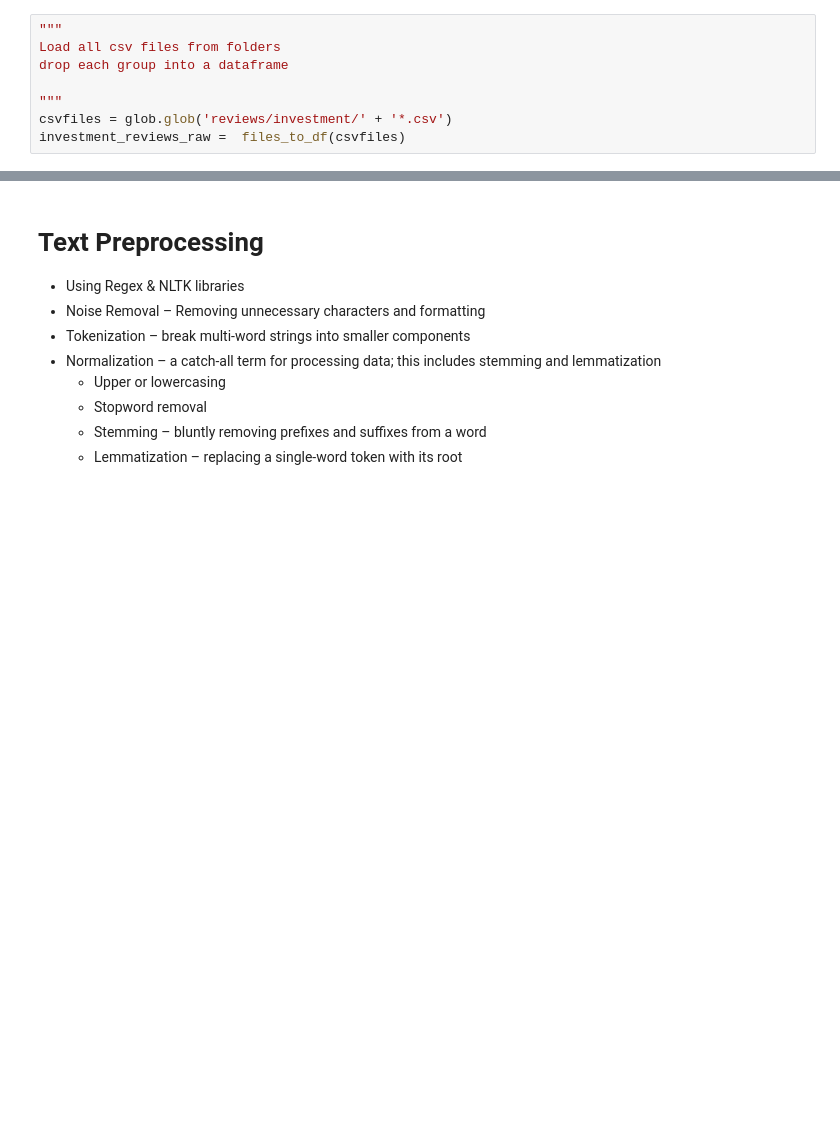
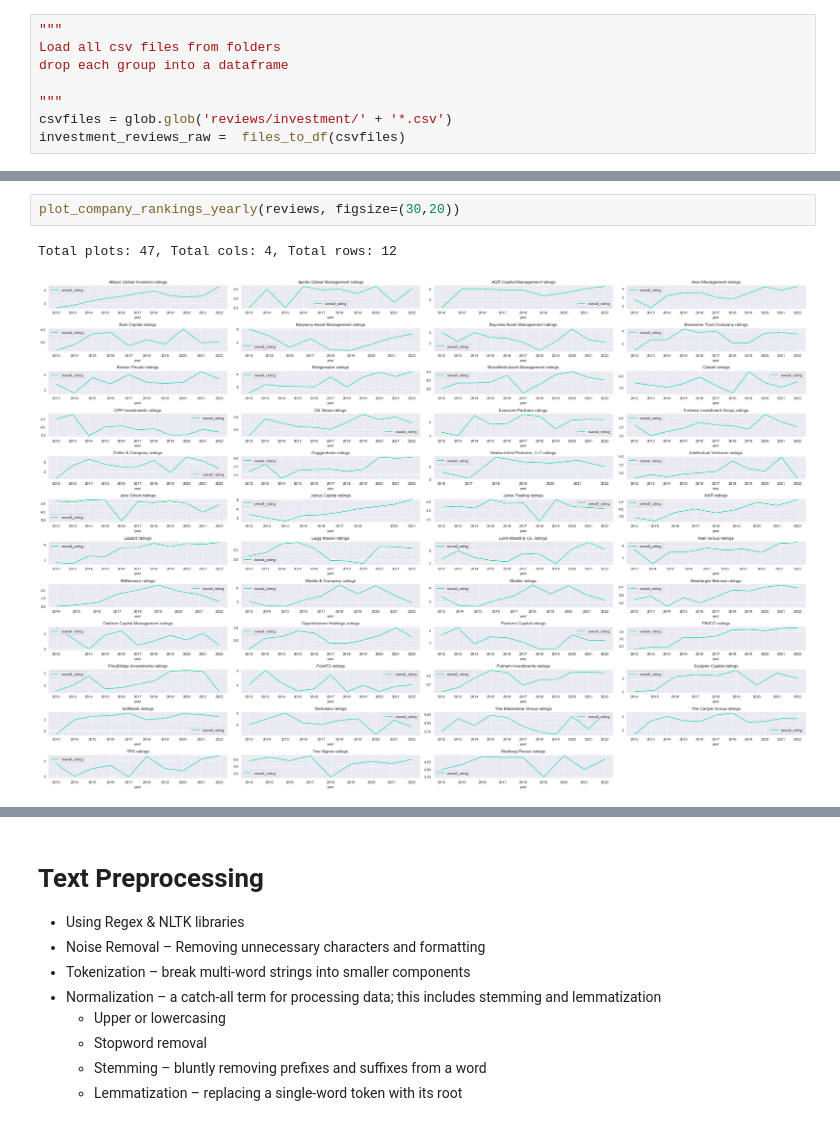
Before and after one commit to timpanon/glassdoor_nlp_alternatives, a Jupyter notebook: investment_reviews_analysis.ipynb, the cells around one changed output, grey strips where cells are left out. Cells and saved outputs as stored; diff of their text form; blank space fills up the shorter version.

```diff
--- a/investment_reviews_analysis.ipynb
+++ b/investment_reviews_analysis.ipynb
@@ -278,0 +552,5 @@ recent_reviews
+# %%
+plot_company_rankings_yearly(reviews, figsize=(30,20))
+# %% [output]
+Total plots: 47, Total cols: 4, Total rows: 12
+[figure, added]
```
Also changed, not shown: parts of 45 cells of this notebook, 24 other files.
